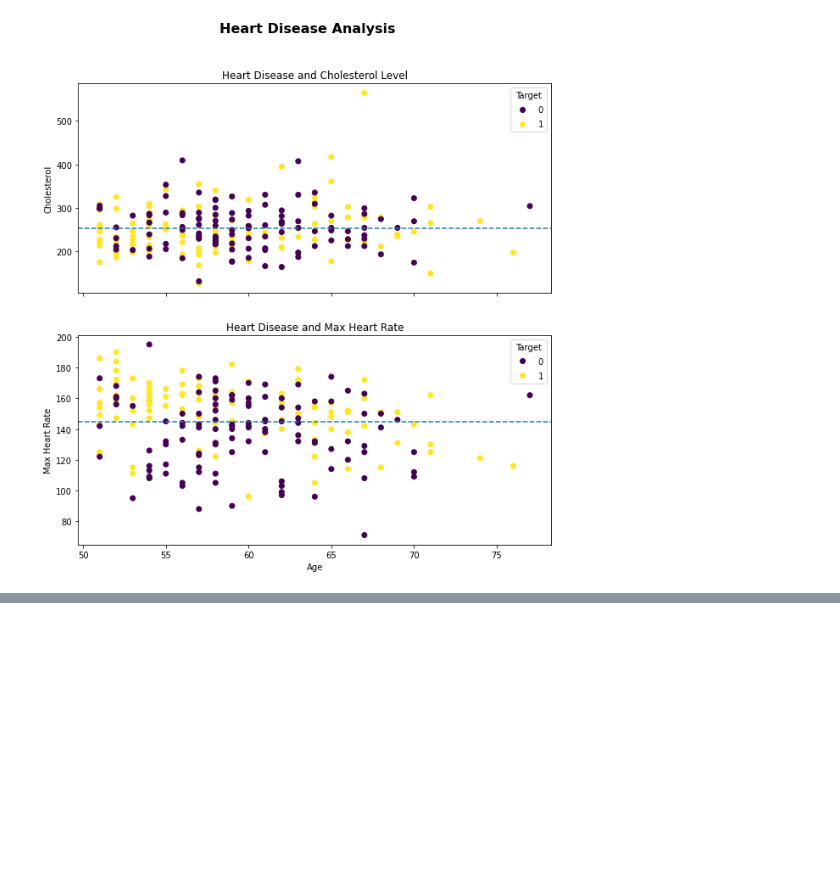
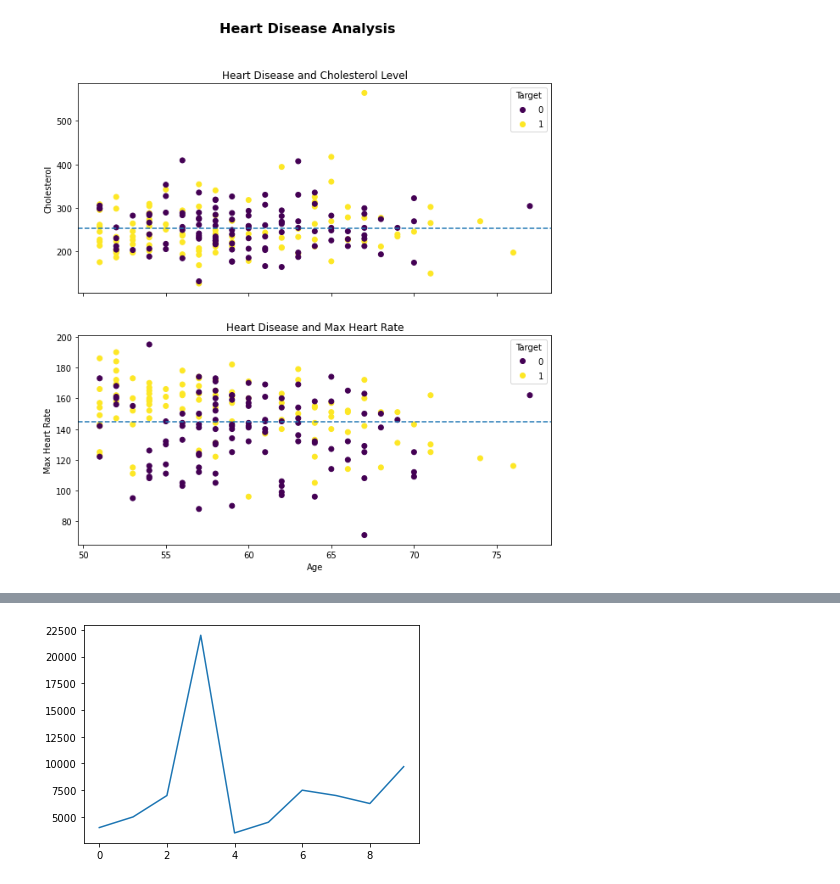
Before and after one commit to AndreyCesarVilacha/PandasNumPy, a Jupyter notebook: Introduction to Matplotlib.ipynb, the cells around one changed output, grey strips where cells are left out. Saved outputs shown, nothing was run; the diff lists cells and outputs as text; code cells hidden in the pictures; blank space fills up the shorter version.

```diff
--- a/Introduction to Matplotlib.ipynb
+++ b/Introduction to Matplotlib.ipynb
@@ -443,0 +481,4 @@ fig.suptitle("Heart Disease Analysis", fontsize=16, fontweight="bold");
+# %%
+car_sales["Price"].plot();
+# %% [output]
+[figure, added]
```
Also changed, not shown: parts of 12 cells of this notebook.
